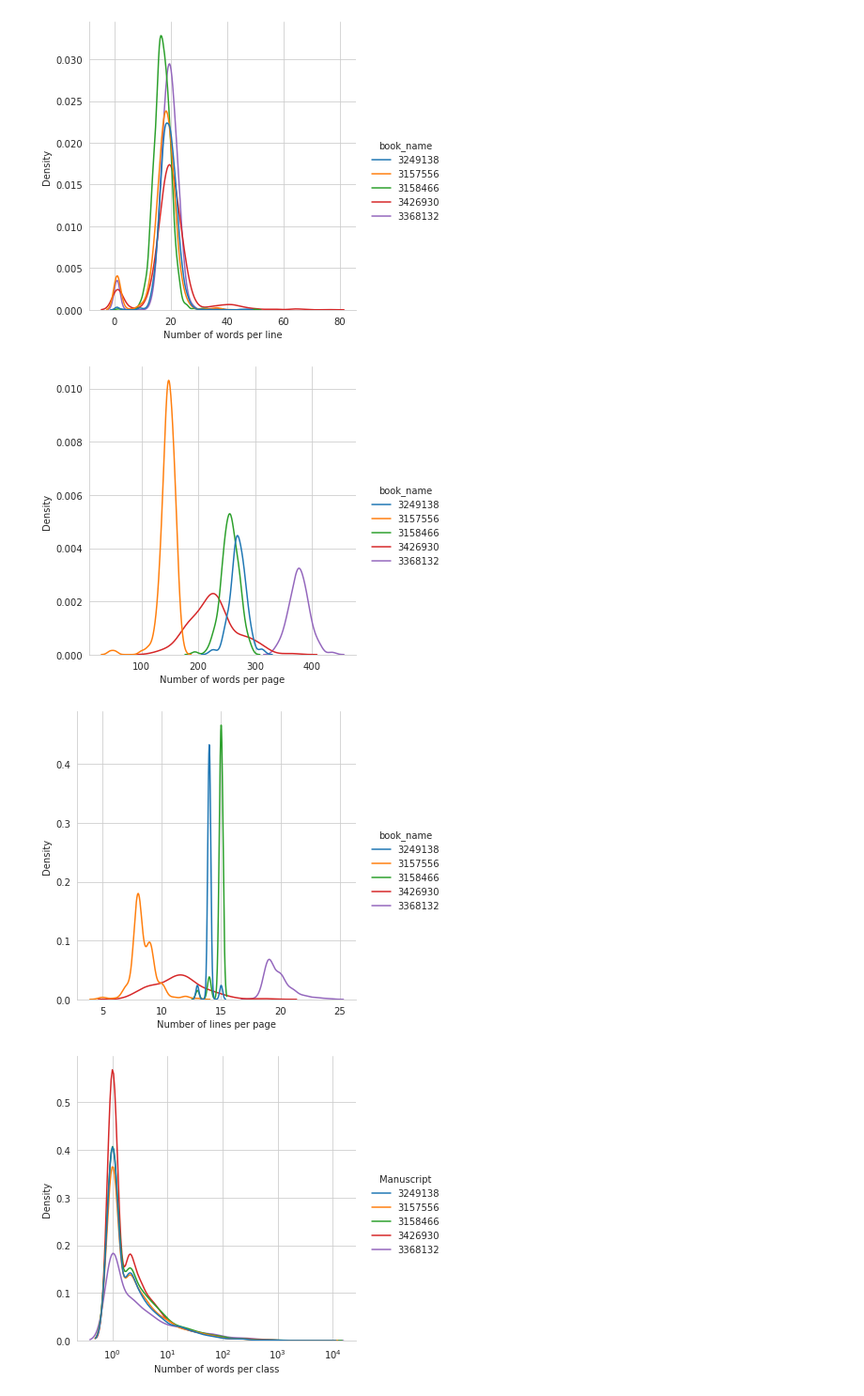
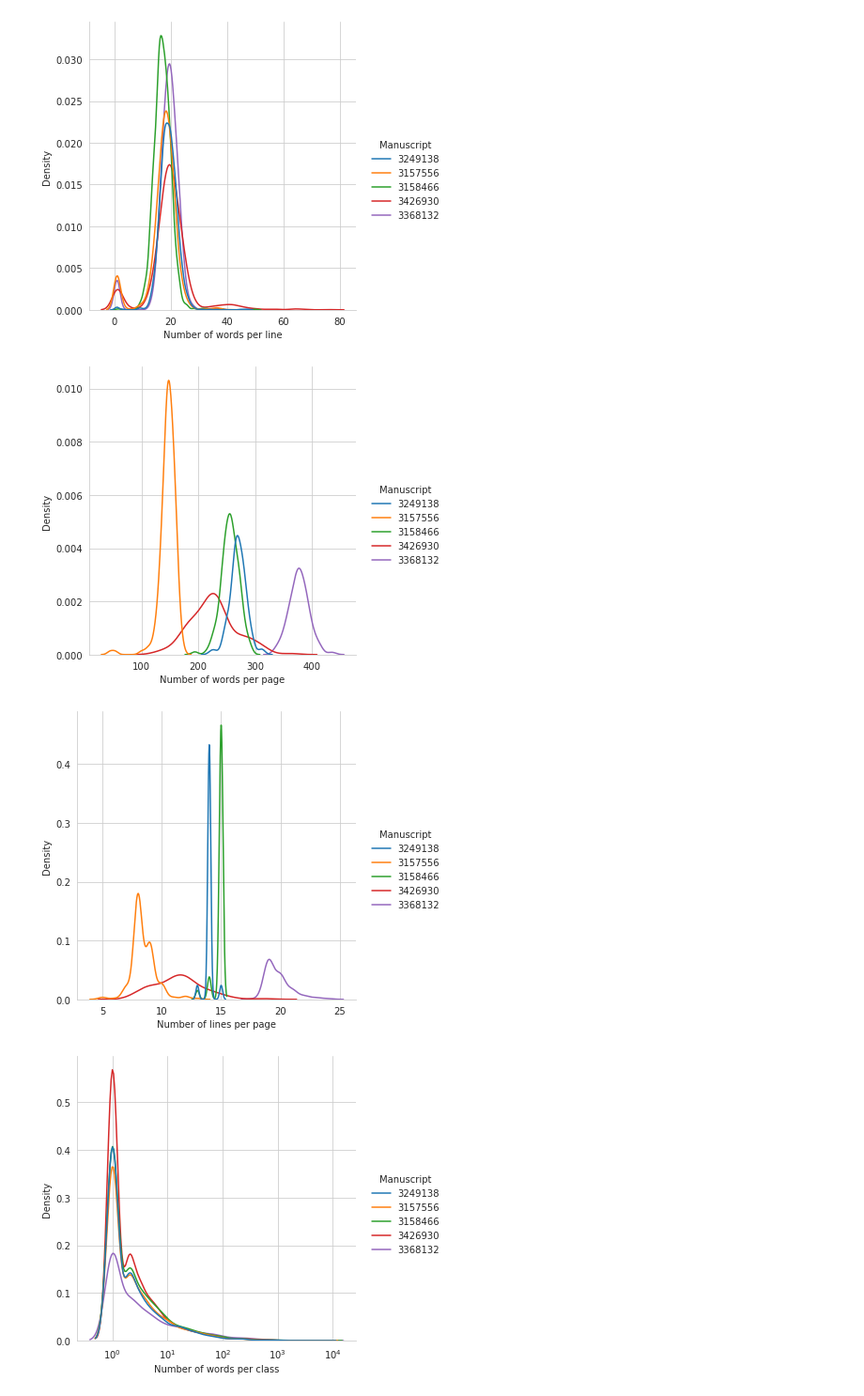
Before and after one commit to beratkurar/vmlhd_dataset_text_line_annotations_from_word_annotations, a Jupyter notebook: vml_pagexml_line_and_word_labels_from_word_labels_with_statistics.ipynb, the cells around one changed output. Shown: that part at 94% size. Saved outputs shown, nothing was run; the diff lists cells and outputs as text; code cells hidden in the pictures.

```diff
--- a/vml_pagexml_line_and_word_labels_from_word_labels_with_statistics.ipynb
+++ b/vml_pagexml_line_and_word_labels_from_word_labels_with_statistics.ipynb
@@ -367,27 +349,30 @@ avg_number_of_words_classes:  20.031638418079098
 # %%
 sns.set_style('whitegrid')
 all_books_word_dist_per_line_df["number_of_words"] = all_books_word_dist_per_line_df["number_of_words"].astype(int)
 plot1=sns.displot(data=all_books_word_dist_per_line_df, x="number_of_words", hue="book_name", kind="kde")
 plot1.set_axis_labels("Number of words per line", "Density")
+plot1._legend.set_title('Manuscript')
 plot1.savefig('all_books_word_dist_per_line.png', dpi=300)
 # %% [output]
-[figure, old version]
+[figure, new version]
 # %%
 sns.set_style('whitegrid')
 all_books_word_dist_per_page_df["number_of_words"] = all_books_word_dist_per_page_df["number_of_words"].astype(int)
 plot2=sns.displot(data=all_books_word_dist_per_page_df, x="number_of_words", hue="book_name", kind="kde")
 plot2.set_axis_labels("Number of words per page", "Density")
+plot2._legend.set_title('Manuscript')
 plot2.savefig('all_books_word_dist_per_page.png', dpi=300)
 # %% [output]
-[figure, old version]
+[figure, new version]
 # %%
 sns.set_style('whitegrid')
 all_books_line_dist_per_page_df["number_of_lines"] = all_books_line_dist_per_page_df["number_of_lines"].astype(int)
 plot3=sns.displot(data=all_books_line_dist_per_page_df, x="number_of_lines", hue="book_name", kind="kde")
 plot3.set_axis_labels("Number of lines per page", "Density")
+plot3._legend.set_title('Manuscript')
 plot3.savefig('all_books_line_dist_per_page.png', dpi=300)
 # %% [output]
-[figure, old version]
+[figure, new version]
 # %%
 sns.set_style('whitegrid')
 all_books_word_dist_per_class_df["number_of_words"] = all_books_word_dist_per_class_df["number_of_words"].astype(int)
```
Also changed, not shown: parts of 1 cell of this notebook.
